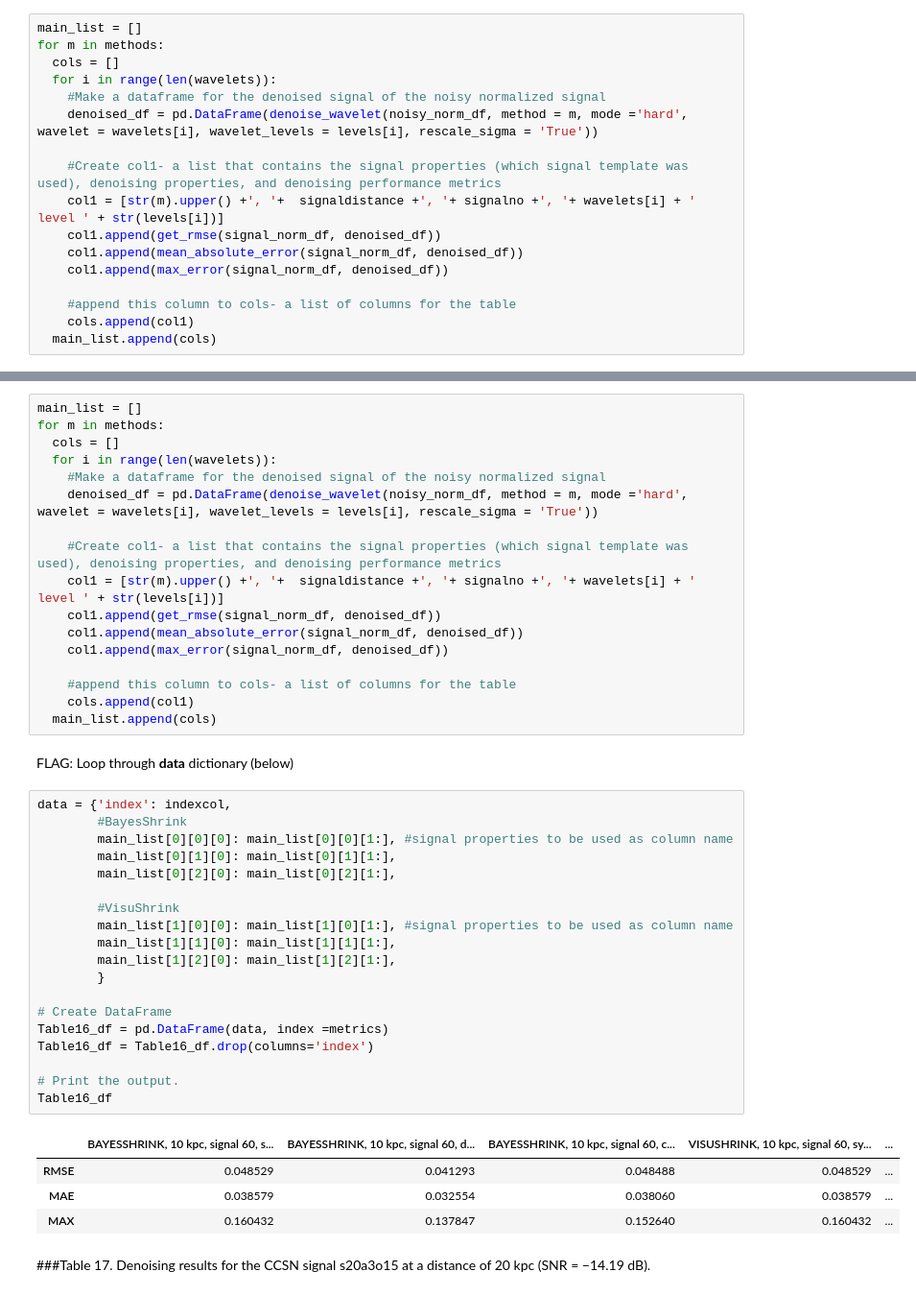
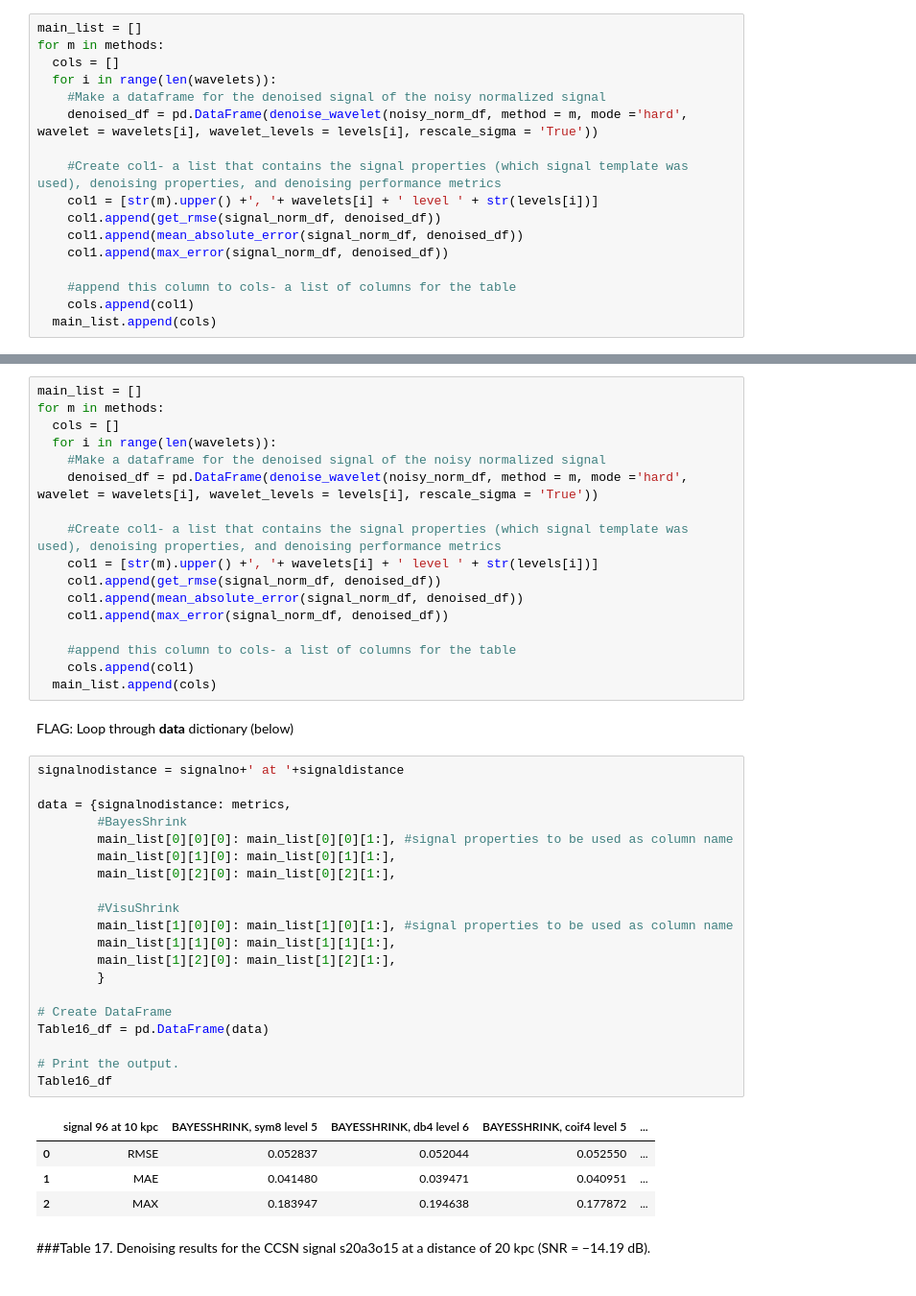
Before and after one commit to Calista-F/CCSN-gravitational-wave-denoising, a Jupyter notebook: 20220201_Lopac_(2020)_Table_15,16,17_recreations_SIGNAL_96.ipynb, the cells around one changed output, grey strips where cells are left out. Shown at 96% size. Cells and saved outputs as stored; diff of their text form.

```diff
--- a/20220201_Lopac_(2020)_Table_15,16,17_recreations_SIGNAL_96.ipynb
+++ b/20220201_Lopac_(2020)_Table_15,16,17_recreations_SIGNAL_96.ipynb
@@ -75,7 +75,7 @@ for m in methods:
     denoised_df = pd.DataFrame(denoise_wavelet(noisy_norm_df, method = m, mode ='hard', wavelet = wavelets[i], wavelet_levels = levels[i], rescale_sigma = 'True'))
 
     #Create col1- a list that contains the signal properties (which signal template was used), denoising properties, and denoising performance metrics
-    col1 = [str(m).upper() +', '+  signaldistance +', '+ signalno +', '+ wavelets[i] + ' level ' + str(levels[i])]
+    col1 = [str(m).upper() +', '+ wavelets[i] + ' level ' + str(levels[i])]
     col1.append(get_rmse(signal_norm_df, denoised_df))
     col1.append(mean_absolute_error(signal_norm_df, denoised_df))
     col1.append(max_error(signal_norm_df, denoised_df))
@@ -158,7 +159,7 @@ for m in methods:
     denoised_df = pd.DataFrame(denoise_wavelet(noisy_norm_df, method = m, mode ='hard', wavelet = wavelets[i], wavelet_levels = levels[i], rescale_sigma = 'True'))
 
     #Create col1- a list that contains the signal properties (which signal template was used), denoising properties, and denoising performance metrics
-    col1 = [str(m).upper() +', '+  signaldistance +', '+ signalno +', '+ wavelets[i] + ' level ' + str(levels[i])]
+    col1 = [str(m).upper() +', '+ wavelets[i] + ' level ' + str(levels[i])]
     col1.append(get_rmse(signal_norm_df, denoised_df))
     col1.append(mean_absolute_error(signal_norm_df, denoised_df))
     col1.append(max_error(signal_norm_df, denoised_df))
@@ -169,29 +170,30 @@ for m in methods:
 # %% [markdown]
 FLAG: Loop through **data** dictionary (below)
 # %%
-data = {'index': indexcol,
+signalnodistance = signalno+' at '+signaldistance
+
+data = {signalnodistance: metrics,
         #BayesShrink
         main_list[0][0][0]: main_list[0][0][1:], #signal properties to be used as column name
         main_list[0][1][0]: main_list[0][1][1:],
         main_list[0][2][0]: main_list[0][2][1:],
 
         #VisuShrink
         main_list[1][0][0]: main_list[1][0][1:], #signal properties to be used as column name
         main_list[1][1][0]: main_list[1][1][1:],
         main_list[1][2][0]: main_list[1][2][1:],
         }
 
 # Create DataFrame
-Table16_df = pd.DataFrame(data, index =metrics)
-Table16_df = Table16_df.drop(columns='index')
+Table16_df = pd.DataFrame(data)
 
 # Print the output.
 Table16_df
 # %% [output]
-|  | BAYESSHRINK, 10 kpc, signal 60, s... | BAYESSHRINK, 10 kpc, signal 60, d... | BAYESSHRINK, 10 kpc, signal 60, c... | VISUSHRINK, 10 kpc, signal 60, sy... | ... |
-| RMSE | 0.048529 | 0.041293 | 0.048488 | 0.048529 | ... |
-| MAE | 0.038579 | 0.032554 | 0.038060 | 0.038579 | ... |
-| MAX | 0.160432 | 0.137847 | 0.152640 | 0.160432 | ... |
+|  | signal 96 at 10 kpc | BAYESSHRINK, sym8 level 5 | BAYESSHRINK, db4 level 6 | BAYESSHRINK, coif4 level 5 | ... |
+| 0 | RMSE | 0.052837 | 0.052044 | 0.052550 | ... |
+| 1 | MAE | 0.041480 | 0.039471 | 0.040951 | ... |
+| 2 | MAX | 0.183947 | 0.194638 | 0.177872 | ... |
 # %% [markdown]
 ###Table 17. Denoising results for the CCSN signal s20a3o15 at a distance of 20 kpc (SNR = −14.19 dB).
 # %%
```
Also changed, not shown: parts of 3 cells of this notebook.
